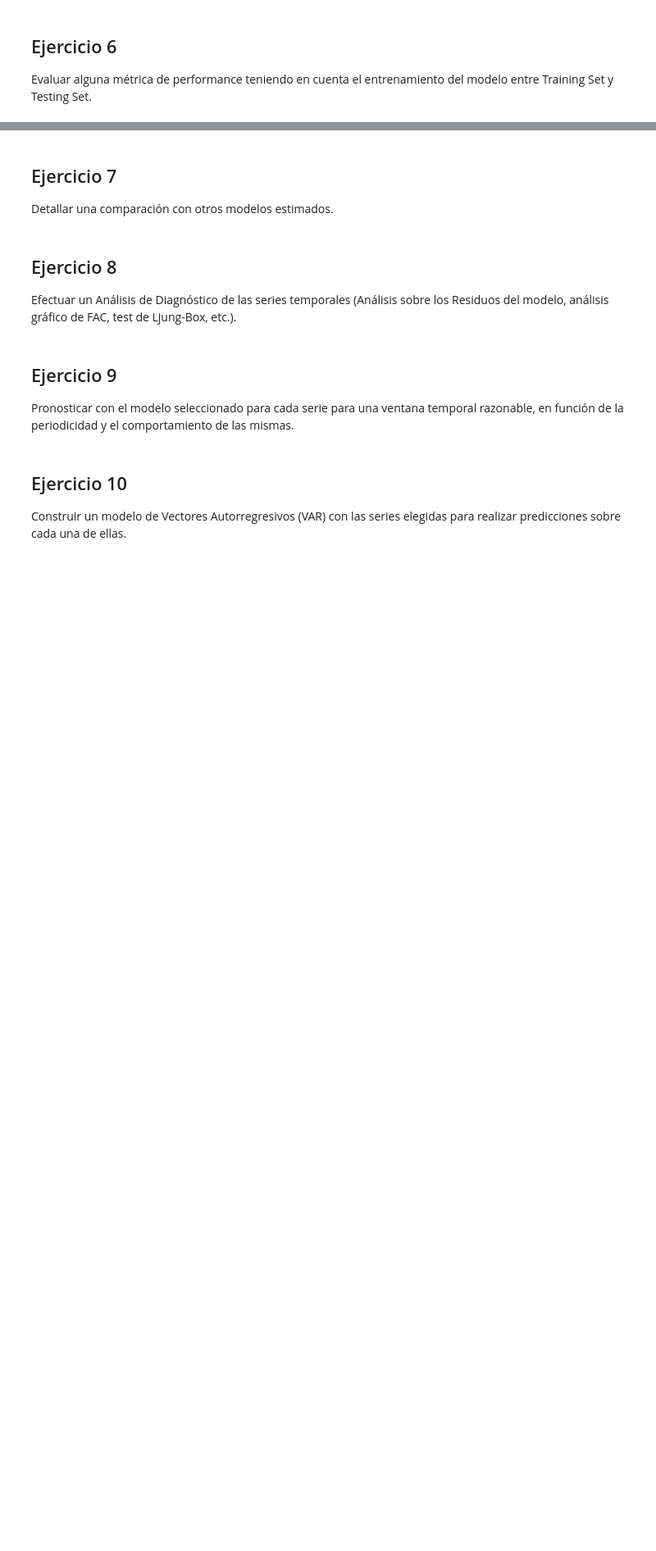
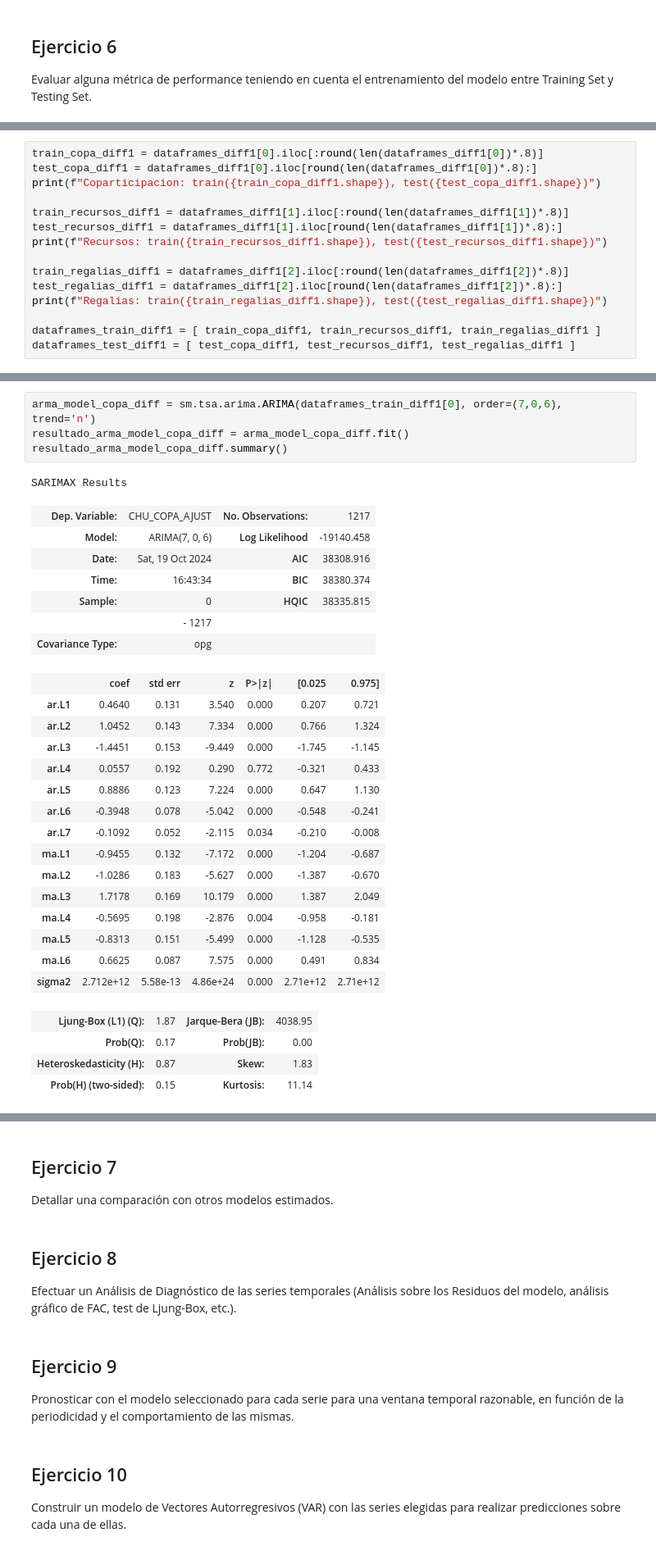
Before and after one commit to carrenogf/MCD-Series-Temporales, a Jupyter notebook: notebooks/main.ipynb, the cells around one changed output, grey strips where cells are left out. Shown at 82% size. Drawn from its saved outputs; the diff is of its cells as text; blank space fills up the shorter version.

```diff
--- a/notebooks/main.ipynb
+++ b/notebooks/main.ipynb
@@ -518,0 +952,15 @@ Evaluar alguna métrica de performance teniendo en cuenta el entrenamiento del m
+# %%
+train_copa_diff1 = dataframes_diff1[0].iloc[:round(len(dataframes_diff1[0])*.8)]
+test_copa_diff1 = dataframes_diff1[0].iloc[round(len(dataframes_diff1[0])*.8):]
+print(f"Coparticipacion: train({train_copa_diff1.shape}), test({test_copa_diff1.shape})")
+
+train_recursos_diff1 = dataframes_diff1[1].iloc[:round(len(dataframes_diff1[1])*.8)]
+test_recursos_diff1 = dataframes_diff1[1].iloc[round(len(dataframes_diff1[1])*.8):]
+print(f"Recursos: train({train_recursos_diff1.shape}), test({test_recursos_diff1.shape})")
+
+train_regalias_diff1 = dataframes_diff1[2].iloc[:round(len(dataframes_diff1[2])*.8)]
+test_regalias_diff1 = dataframes_diff1[2].iloc[round(len(dataframes_diff1[2])*.8):]
+print(f"Regalias: train({train_regalias_diff1.shape}), test({test_regalias_diff1.shape})")
+
+dataframes_train_diff1 = [ train_copa_diff1, train_recursos_diff1, train_regalias_diff1 ]
+dataframes_test_diff1 = [ test_copa_diff1, test_recursos_diff1, test_regalias_diff1 ]
@@ -518,0 +1049,32 @@ Evaluar alguna métrica de performance teniendo en cuenta el entrenamiento del m
+# %%
+arma_model_copa_diff = sm.tsa.arima.ARIMA(dataframes_train_diff1[0], order=(7,0,6), trend='n')
+resultado_arma_model_copa_diff = arma_model_copa_diff.fit()
+resultado_arma_model_copa_diff.summary()
+# %% [output]
+SARIMAX Results
+| Dep. Variable: | CHU_COPA_AJUST | No. Observations: | 1217 |
+| Model: | ARIMA(7, 0, 6) | Log Likelihood | -19140.458 |
+| Date: | Sat, 19 Oct 2024 | AIC | 38308.916 |
+| Time: | 16:43:34 | BIC | 38380.374 |
+| Sample: | 0 | HQIC | 38335.815 |
+|  | - 1217 |  |  |
+| Covariance Type: | opg |  |  |
+|  | coef | std err | z | P>|z| | [0.025 | 0.975] |
+| ar.L1 | 0.4640 | 0.131 | 3.540 | 0.000 | 0.207 | 0.721 |
+| ar.L2 | 1.0452 | 0.143 | 7.334 | 0.000 | 0.766 | 1.324 |
+| ar.L3 | -1.4451 | 0.153 | -9.449 | 0.000 | -1.745 | -1.145 |
+| ar.L4 | 0.0557 | 0.192 | 0.290 | 0.772 | -0.321 | 0.433 |
+| ar.L5 | 0.8886 | 0.123 | 7.224 | 0.000 | 0.647 | 1.130 |
+| ar.L6 | -0.3948 | 0.078 | -5.042 | 0.000 | -0.548 | -0.241 |
+| ar.L7 | -0.1092 | 0.052 | -2.115 | 0.034 | -0.210 | -0.008 |
+| ma.L1 | -0.9455 | 0.132 | -7.172 | 0.000 | -1.204 | -0.687 |
+| ma.L2 | -1.0286 | 0.183 | -5.627 | 0.000 | -1.387 | -0.670 |
+| ma.L3 | 1.7178 | 0.169 | 10.179 | 0.000 | 1.387 | 2.049 |
+| ma.L4 | -0.5695 | 0.198 | -2.876 | 0.004 | -0.958 | -0.181 |
+| ma.L5 | -0.8313 | 0.151 | -5.499 | 0.000 | -1.128 | -0.535 |
+| ma.L6 | 0.6625 | 0.087 | 7.575 | 0.000 | 0.491 | 0.834 |
+| sigma2 | 2.712e+12 | 5.58e-13 | 4.86e+24 | 0.000 | 2.71e+12 | 2.71e+12 |
+| Ljung-Box (L1) (Q): | 1.87 | Jarque-Bera (JB): | 4038.95 |
+| Prob(Q): | 0.17 | Prob(JB): | 0.00 |
+| Heteroskedasticity (H): | 0.87 | Skew: | 1.83 |
+| Prob(H) (two-sided): | 0.15 | Kurtosis: | 11.14 |
```
Also changed, not shown: parts of 77 cells of this notebook, 1 other file.
